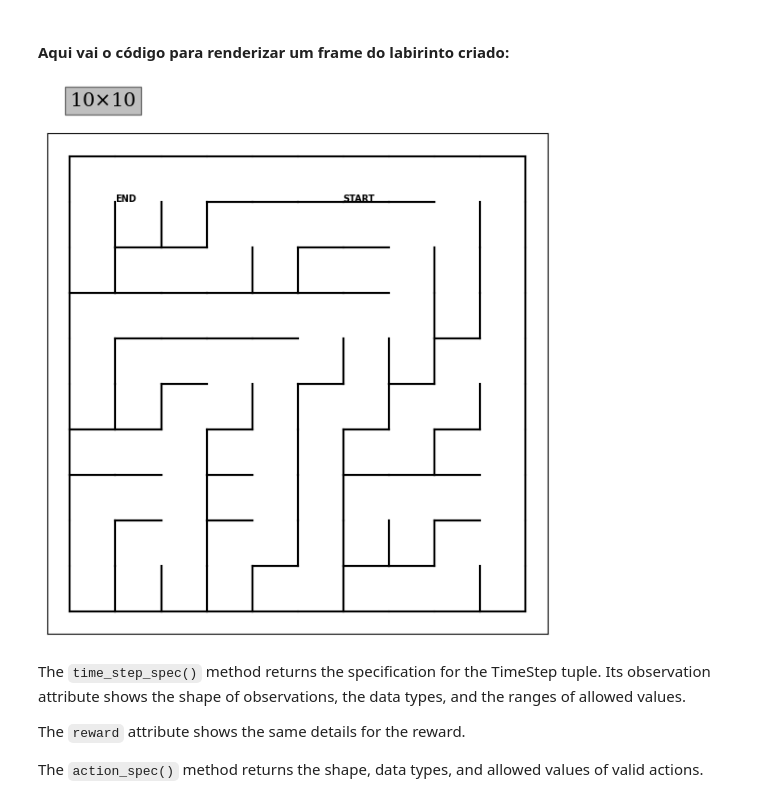
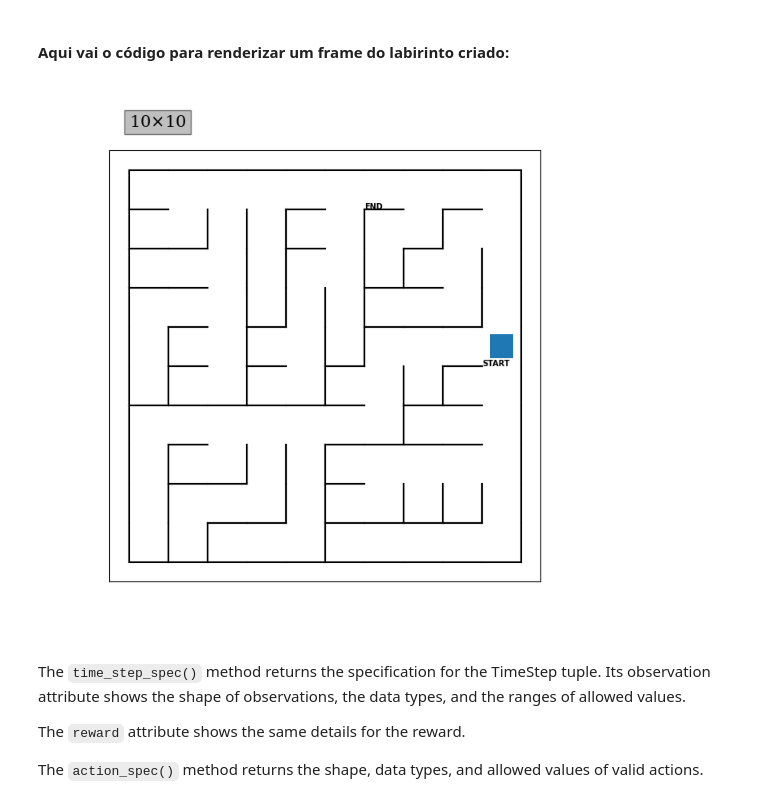
Before and after one commit to AndreNasci/tf-maze-drone, a Jupyter notebook: droneMaze-tfagents.ipynb, the cells around one changed output. Drawn from its saved outputs; the diff is of its cells as text; code cells hidden in the pictures.

```diff
--- a/droneMaze-tfagents.ipynb
+++ b/droneMaze-tfagents.ipynb
@@ -83,12 +83,14 @@ TimeStep(
 # %% [markdown]
 #### Aqui vai o código para renderizar um frame do labirinto criado:
+# %%
+PIL.Image.fromarray(env.render())
+# %% [output]
+[figure, added]
 # %%
 # Rendering enviroment sample
 env.reset()
 #PIL.Image.fromarray(env.render())
-env.render()
+_ = env.render()
-# %% [output]
-[figure, removed]
 # %% [markdown]
 The `time_step_spec()` method returns the specification for the TimeStep tuple. Its observation attribute shows the shape of observations, the data types, and the ranges of allowed values.
 
```
Also changed, not shown: parts of 10 cells of this notebook, 9 other files.
